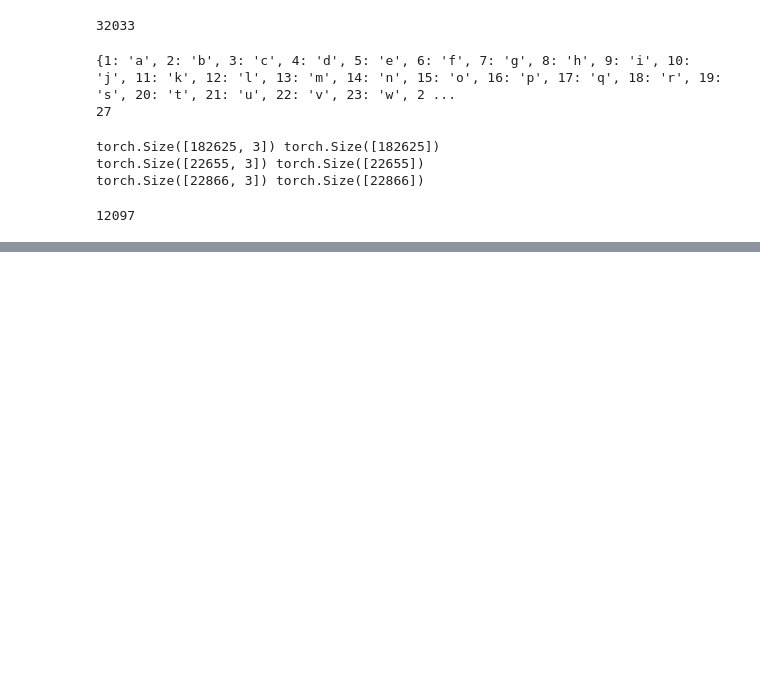
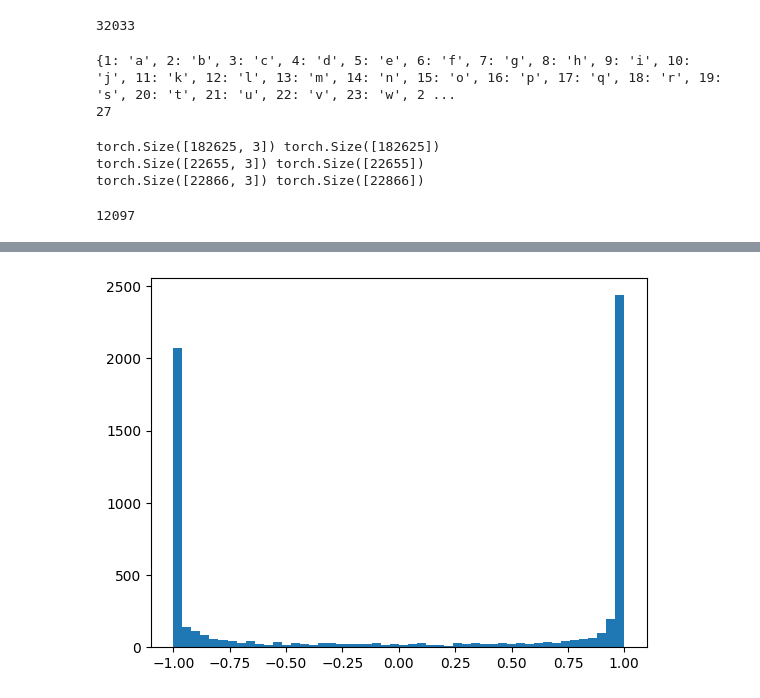
Before and after one commit to emeyva/cs231n-answers, a Jupyter notebook: extra/makemore_pt3.ipynb, the cells around one changed output, grey strips where cells are left out. Cells and saved outputs as stored; diff of their text form; code cells hidden in the pictures; blank space fills up the shorter version.

```diff
--- a/extra/makemore_pt3.ipynb
+++ b/extra/makemore_pt3.ipynb
@@ -156,0 +249,4 @@ KeyboardInterrupt:
+# %%
+plt.hist(h.view(-1).tolist(), 50);
+# %% [output]
+[figure, added]
```
Also changed, not shown: parts of 21 cells of this notebook.
